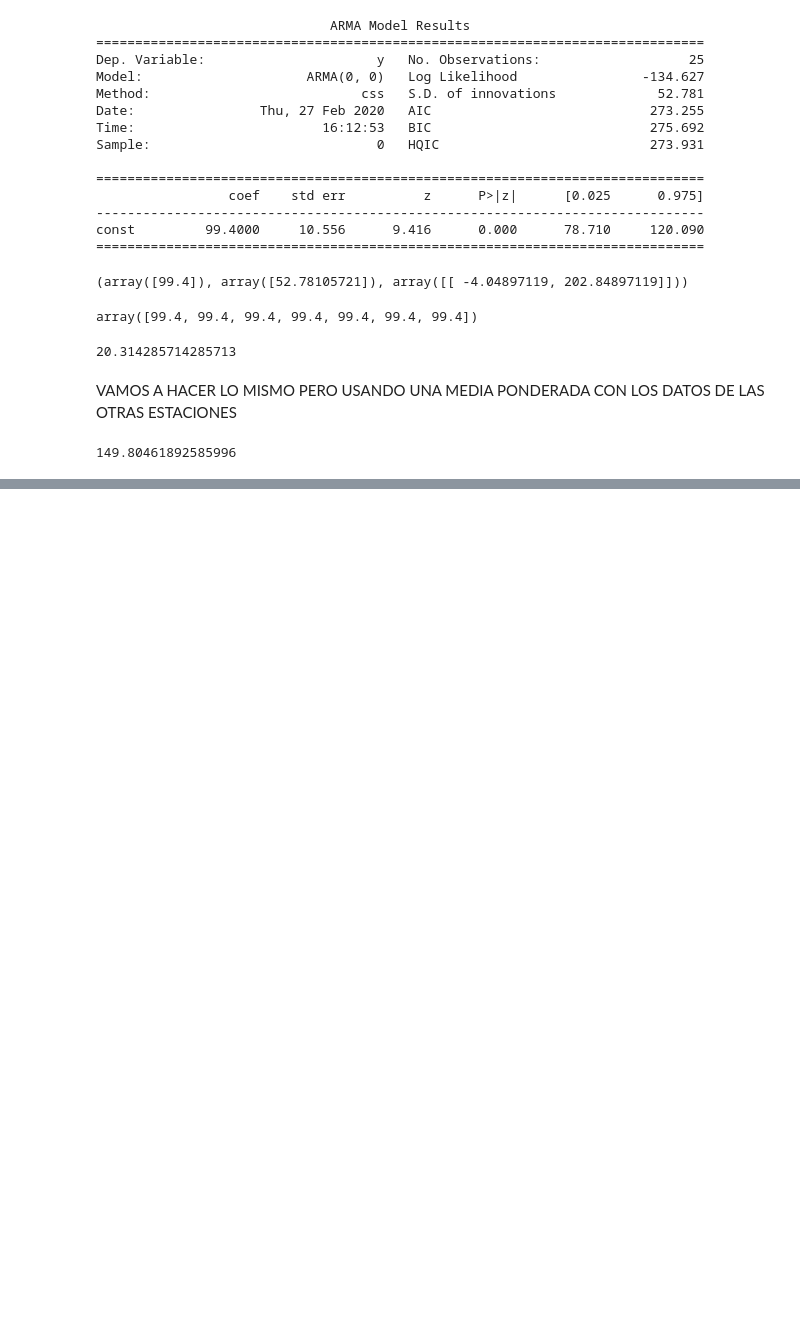
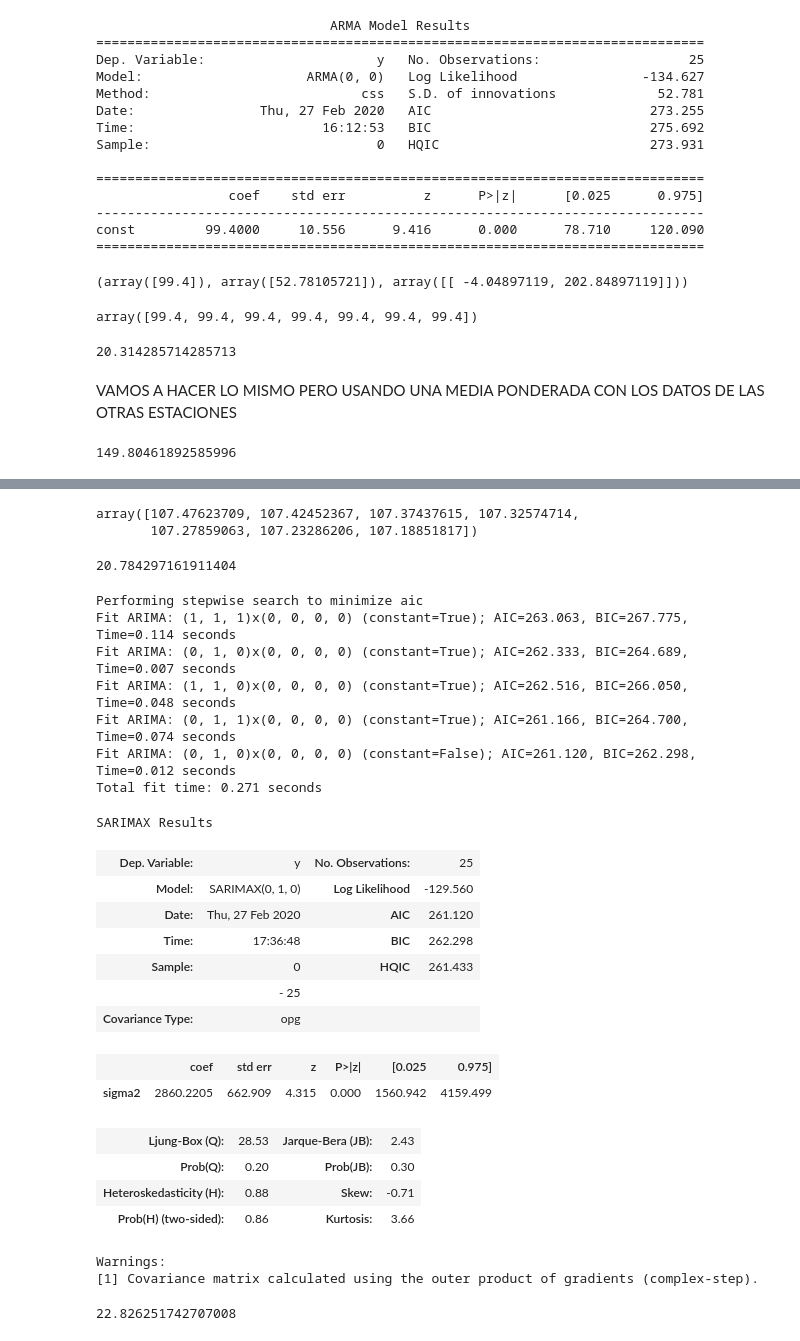
Before and after one commit to LucianoBrum/Metadata_lluvias, a Jupyter notebook: Metadata ARIMA.ipynb, the cells around one changed output, grey strips where cells are left out. Cells and saved outputs as stored; diff of their text form; code cells hidden in the pictures; blank space fills up the shorter version.

```diff
--- a/Metadata ARIMA.ipynb
+++ b/Metadata ARIMA.ipynb
@@ -165,0 +199,10 @@ haversine(28.02, 64.23, 26.87,65.02)
+# %%
+#MODIFICAMOS LOS INDICES A DATETIME
+lluvia_train_p.index = pd.to_datetime(lluvia_train_p.index, format='%Y')
+lluvia_test_p.index = pd.to_datetime(lluvia_test_p.index, format='%Y')
+# %%
+lluvia_train_p = lluvia_train_p.resample('AS').asfreq()
+lluvia_test_p = lluvia_test_p.resample('AS').asfreq()
+# %%
+lluvia_train_p = lluvia_train_p.astype('float64')
+lluvia_test_p = lluvia_test_p.astype('float64')
@@ -165,0 +304,9 @@ haversine(28.02, 64.23, 26.87,65.02)
+# %%
+forecast
+# %% [output]
+array([107.47623709, 107.42452367, 107.37437615, 107.32574714,
+       107.27859063, 107.23286206, 107.18851817])
+# %%
+mean_absolute_error(lluvia_test_p, forecast)
+# %% [output]
+20.784297161911404
@@ -165,0 +315,36 @@ haversine(28.02, 64.23, 26.87,65.02)
+# %%
+def arimamodel(timeseries):
+    automodel = pm.auto_arima(timeseries,
+                              start_p=1,
+                              start_q=1,
+                              test="adf",
+                              seasonal=False,
+                              trace=True, m=3)
+    return automodel
+# %%
+automodel = arimamodel(lluvia_train_p)
+automodel.summary()
+# %% [output]
+Performing stepwise search to minimize aic
+Fit ARIMA: (1, 1, 1)x(0, 0, 0, 0) (constant=True); AIC=263.063, BIC=267.775, Time=0.114 seconds
+Fit ARIMA: (0, 1, 0)x(0, 0, 0, 0) (constant=True); AIC=262.333, BIC=264.689, Time=0.007 seconds
+Fit ARIMA: (1, 1, 0)x(0, 0, 0, 0) (constant=True); AIC=262.516, BIC=266.050, Time=0.048 seconds
+Fit ARIMA: (0, 1, 1)x(0, 0, 0, 0) (constant=True); AIC=261.166, BIC=264.700, Time=0.074 seconds
+Fit ARIMA: (0, 1, 0)x(0, 0, 0, 0) (constant=False); AIC=261.120, BIC=262.298, Time=0.012 seconds
+Total fit time: 0.271 seconds
+SARIMAX Results
+| Dep. Variable: | y | No. Observations: | 25 |
+| Model: | SARIMAX(0, 1, 0) | Log Likelihood | -129.560 |
+| Date: | Thu, 27 Feb 2020 | AIC | 261.120 |
+| Time: | 17:36:48 | BIC | 262.298 |
+| Sample: | 0 | HQIC | 261.433 |
+|  | - 25 |  |  |
+| Covariance Type: | opg |  |  |
+|  | coef | std err | z | P>|z| | [0.025 | 0.975] |
+| sigma2 | 2860.2205 | 662.909 | 4.315 | 0.000 | 1560.942 | 4159.499 |
+| Ljung-Box (Q): | 28.53 | Jarque-Bera (JB): | 2.43 |
+| Prob(Q): | 0.20 | Prob(JB): | 0.30 |
+| Heteroskedasticity (H): | 0.88 | Skew: | -0.71 |
+| Prob(H) (two-sided): | 0.86 | Kurtosis: | 3.66 |
+Warnings:
+[1] Covariance matrix calculated using the outer product of gradients (complex-step).
@@ -165,0 +354,4 @@ haversine(28.02, 64.23, 26.87,65.02)
+# %%
+mean_absolute_error(lluvia_test_p, caca)
+# %% [output]
+22.826251742707008
```
Also changed, not shown: parts of 11 cells of this notebook, 2 other files.
